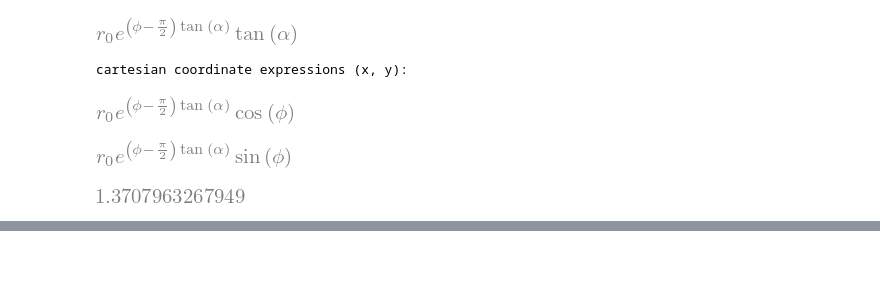
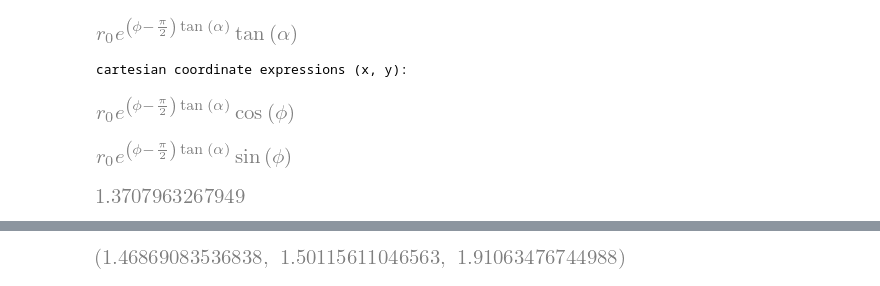
Before and after one commit to aaronksolomon/Cam-Forces, a Jupyter notebook: sandbox/logrithmic_spiral.ipynb, the cells around one changed output, grey strips where cells are left out. Saved outputs shown, nothing was run; the diff lists cells and outputs as text; code cells hidden in the pictures; blank space fills up the shorter version.

```diff
--- a/sandbox/logrithmic_spiral.ipynb
+++ b/sandbox/logrithmic_spiral.ipynb
@@ -192,0 +202,8 @@ float
+# %%
+alpha1 = np.radians(13.75)
+alpha2 = np.radians(14.5)
+alpha3 = np.radians(22.4)
+
+float(r_ratio.subs({alpha:alpha1})), float(r_ratio.subs({alpha:alpha2})), float(r_ratio.subs({alpha:alpha3}))
+# %% [output]
+[figure, added]
```
Also changed, not shown: parts of 7 cells of this notebook, 4 other files.
